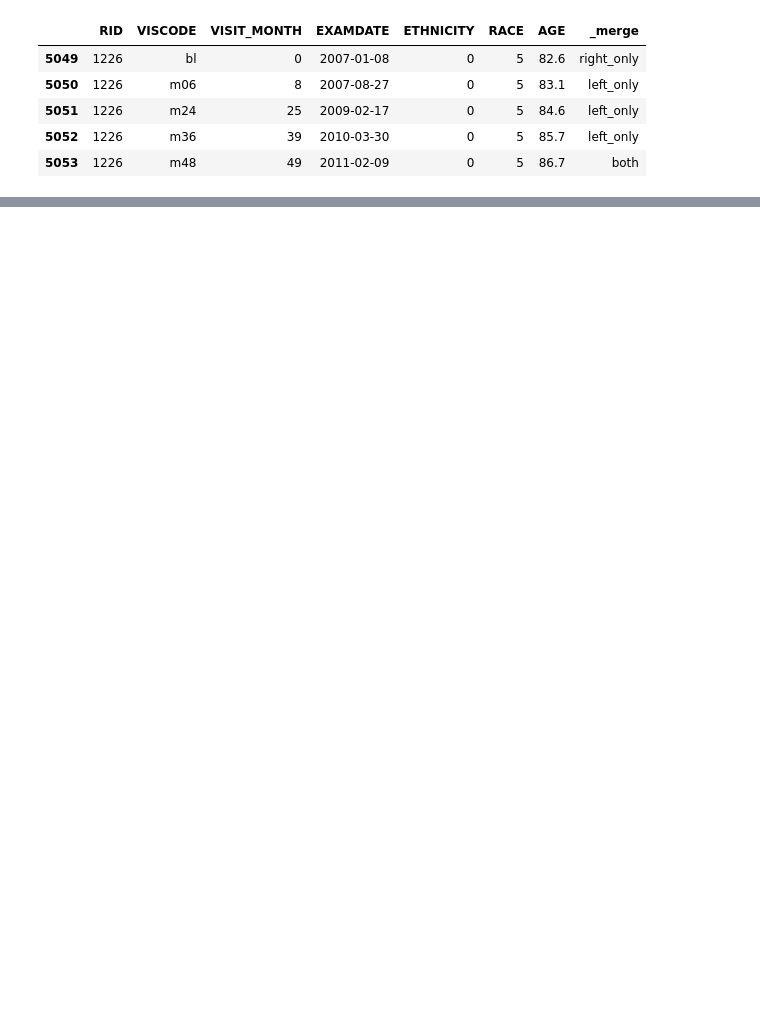
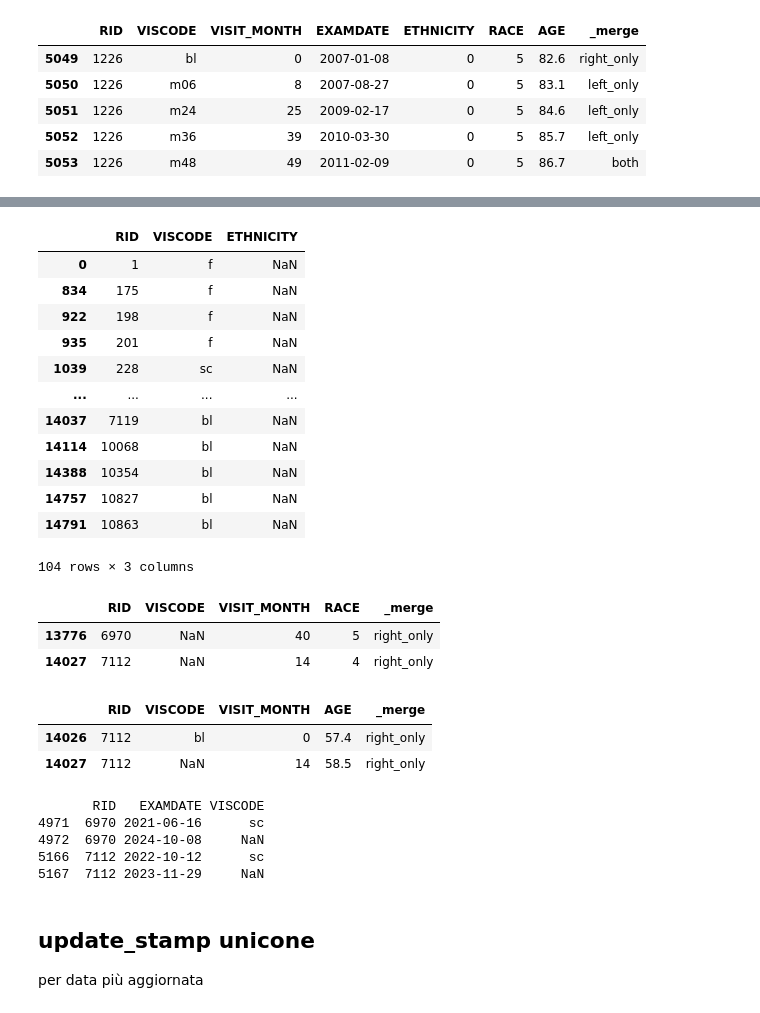
Before and after one commit to RossanaFacchin/DataCleaning, a Jupyter notebook: merge_pipeline.ipynb, the cells around one changed output, grey strips where cells are left out. Drawn from its saved outputs; the diff is of its cells as text; code cells hidden in the pictures; blank space fills up the shorter version.

```diff
--- a/merge_pipeline.ipynb
+++ b/merge_pipeline.ipynb
@@ -492,0 +517,40 @@ merged[merged["RID"] == 1226][display_cols].head(20)
+# %%
+merged[merged["ETHNICITY"].isna()][["RID", "VISCODE", "ETHNICITY"]]
+# %% [output]
+|  | RID | VISCODE | ETHNICITY |
+| 0 | 1 | f | NaN |
+| 834 | 175 | f | NaN |
+| 922 | 198 | f | NaN |
+| 935 | 201 | f | NaN |
+| 1039 | 228 | sc | NaN |
+| ... | ... | ... | ... |
+| 14037 | 7119 | bl | NaN |
+| 14114 | 10068 | bl | NaN |
+| 14388 | 10354 | bl | NaN |
+| 14757 | 10827 | bl | NaN |
+| 14791 | 10863 | bl | NaN |
+104 rows × 3 columns
+# %%
+merged[merged["VISCODE"].isna()][["RID", "VISCODE", "VISIT_MONTH", "RACE", "_merge"]]
+# %% [output]
+|  | RID | VISCODE | VISIT_MONTH | RACE | _merge |
+| 13776 | 6970 | NaN | 40 | 5 | right_only |
+| 14027 | 7112 | NaN | 14 | 4 | right_only |
+# %%
+display_cols = ['RID', 'VISCODE','VISIT_MONTH', 'AGE', '_merge']
+merged[merged["RID"] == 7112][display_cols].head(20)
+# %% [output]
+|  | RID | VISCODE | VISIT_MONTH | AGE | _merge |
+| 14026 | 7112 | bl | 0 | 57.4 | right_only |
+| 14027 | 7112 | NaN | 14 | 58.5 | right_only |
+# %%
+print(ptdemog.loc[ptdemog["RID"].isin([6970, 7112]), ["RID", "EXAMDATE", "VISCODE"]])
+# %% [output]
+       RID   EXAMDATE VISCODE
+4971  6970 2021-06-16      sc
+4972  6970 2024-10-08     NaN
+5166  7112 2022-10-12      sc
+5167  7112 2023-11-29     NaN
+# %% [markdown]
+## update_stamp unicone
+per data più aggiornata
```
Also changed, not shown: parts of 11 cells of this notebook.
